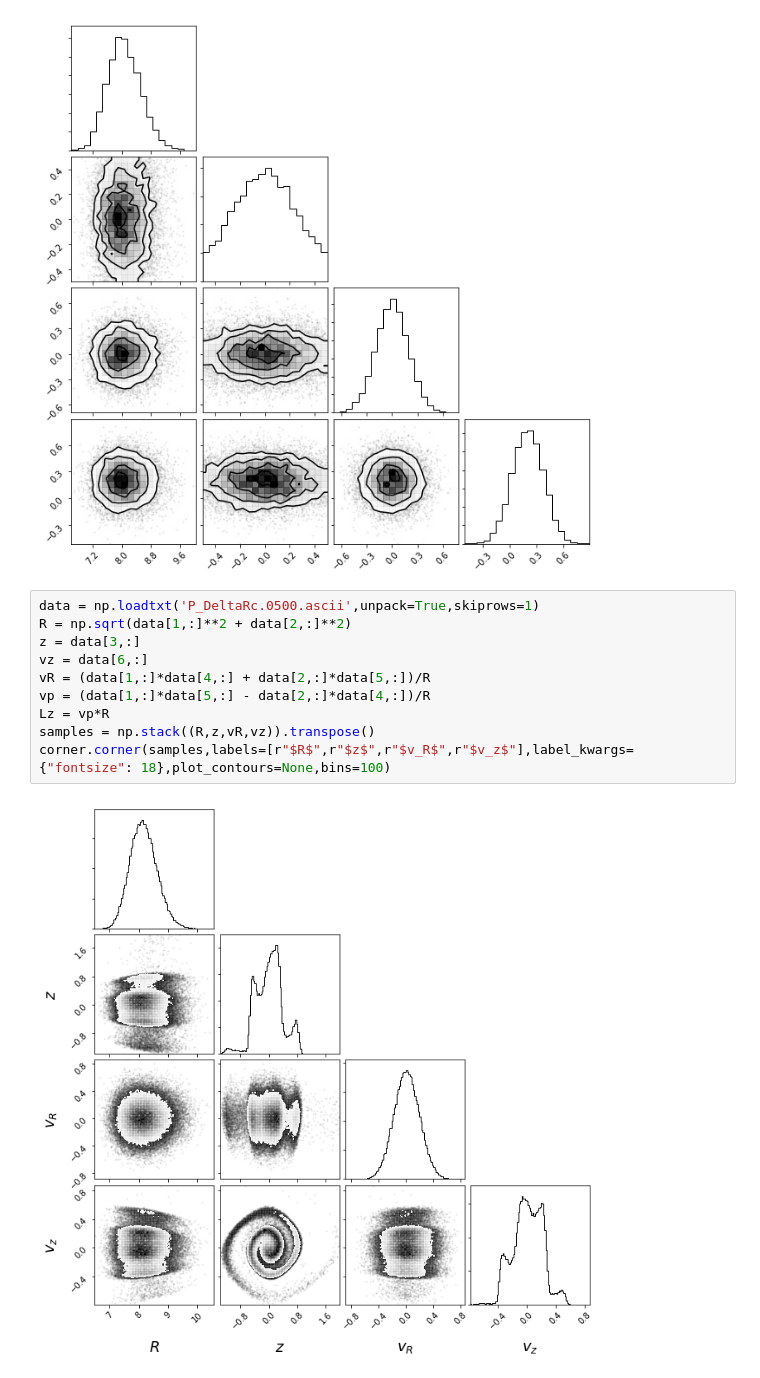
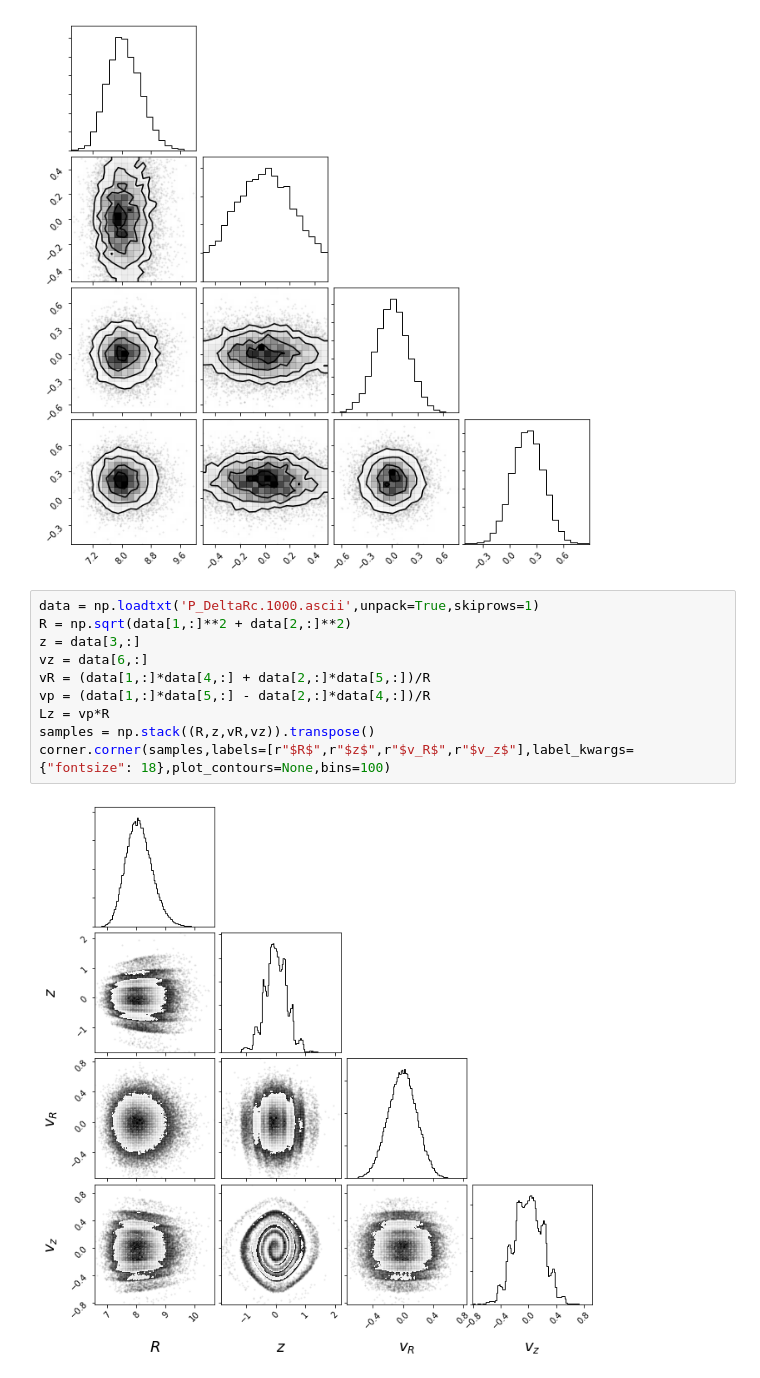
Before and after one commit to astralcai/phase-space-ridge-finding, a Jupyter notebook: data/4DPhaseSpace.ipynb, the cells around one changed output. Drawn from its saved outputs; the diff is of its cells as text.

```diff
--- a/data/4DPhaseSpace.ipynb
+++ b/data/4DPhaseSpace.ipynb
@@ -15,14 +15,14 @@ corner.corner(samples)
 # %% [output]
 [figure]
 # %%
-data = np.loadtxt('P_DeltaRc.0500.ascii',unpack=True,skiprows=1)
+data = np.loadtxt('P_DeltaRc.1000.ascii',unpack=True,skiprows=1)
 R = np.sqrt(data[1,:]**2 + data[2,:]**2)
 z = data[3,:]
 vz = data[6,:]
 vR = (data[1,:]*data[4,:] + data[2,:]*data[5,:])/R
 vp = (data[1,:]*data[5,:] - data[2,:]*data[4,:])/R
 Lz = vp*R
 samples = np.stack((R,z,vR,vz)).transpose()
 corner.corner(samples,labels=[r"$R$",r"$z$",r"$v_R$",r"$v_z$"],label_kwargs={"fontsize": 18},plot_contours=None,bins=100)
 # %% [output]
-[figure, old version]
+[figure, new version]
```
Also changed, not shown: parts of 2 cells of this notebook, 9 other files.
